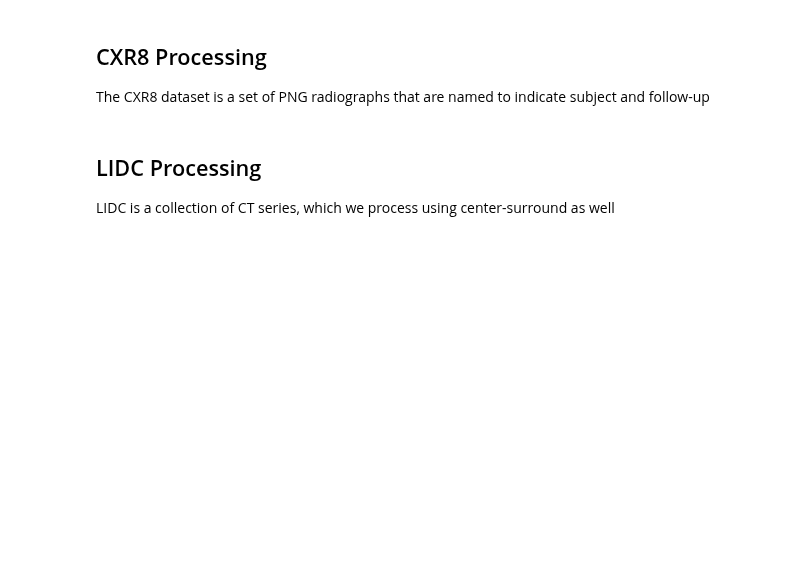
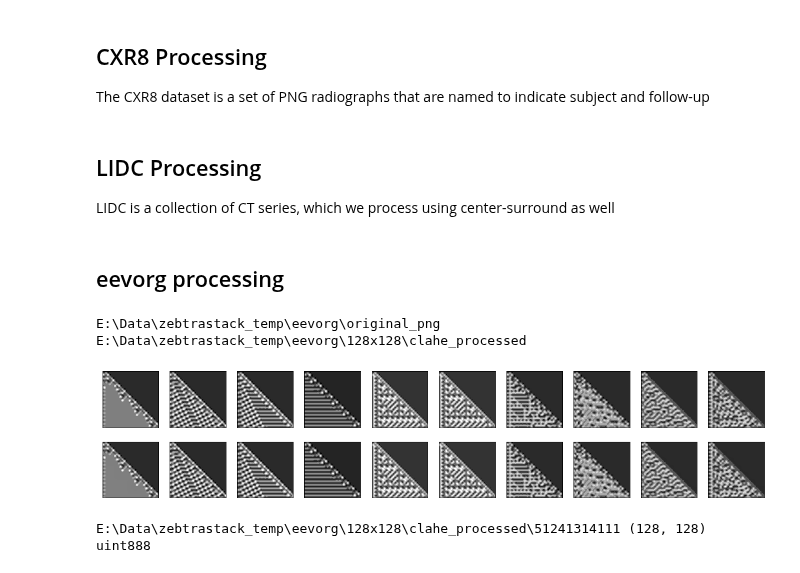
Before and after one commit to dg1an3/zebrastack, a Jupyter notebook: zebrastack/center_surround_preprocess.ipynb, the cells around one changed output. Drawn from its saved outputs; the diff is of its cells as text; code cells hidden in the pictures; blank space fills up the shorter version.

Commit message:
adding eevorg to the stable

```diff
--- a/zebrastack/center_surround_preprocess.ipynb
+++ b/zebrastack/center_surround_preprocess.ipynb
@@ -33,3 +35,19 @@ lidc_temp = temp_from_original(lidc_original_path, temp_relative_path)
 %matplotlib inline
 preprocess_images(lidc_dcm_filenames, read_dcm,
                   lambda img:center_surround(img, sz=sz), lidc_temp)
+# %% [markdown]
+## eevorg processing
+# %%
+eevorg_original_path = data_temp / 'eevorg' / 'original_png'
+eevorg_png_filenames = list(eevorg_original_path.glob('*.png'))[:]
+eevorg_temp = data_temp / 'eevorg' / temp_relative_path
+print(eevorg_original_path, eevorg_temp)
+# %% [output]
+E:\Data\zebtrastack_temp\eevorg\original_png E:\Data\zebtrastack_temp\eevorg\128x128\clahe_processed
+# %%
+%matplotlib inline
+preprocess_images(eevorg_png_filenames, read_imageio,
+                  lambda img:center_surround(img, sz=sz), eevorg_temp)
+# %% [output]
+[figure, added]
+E:\Data\zebtrastack_temp\eevorg\128x128\clahe_processed\51241314111 (128, 128) uint888
```
Also changed, not shown: parts of 1 cell of this notebook, 3 other files.
